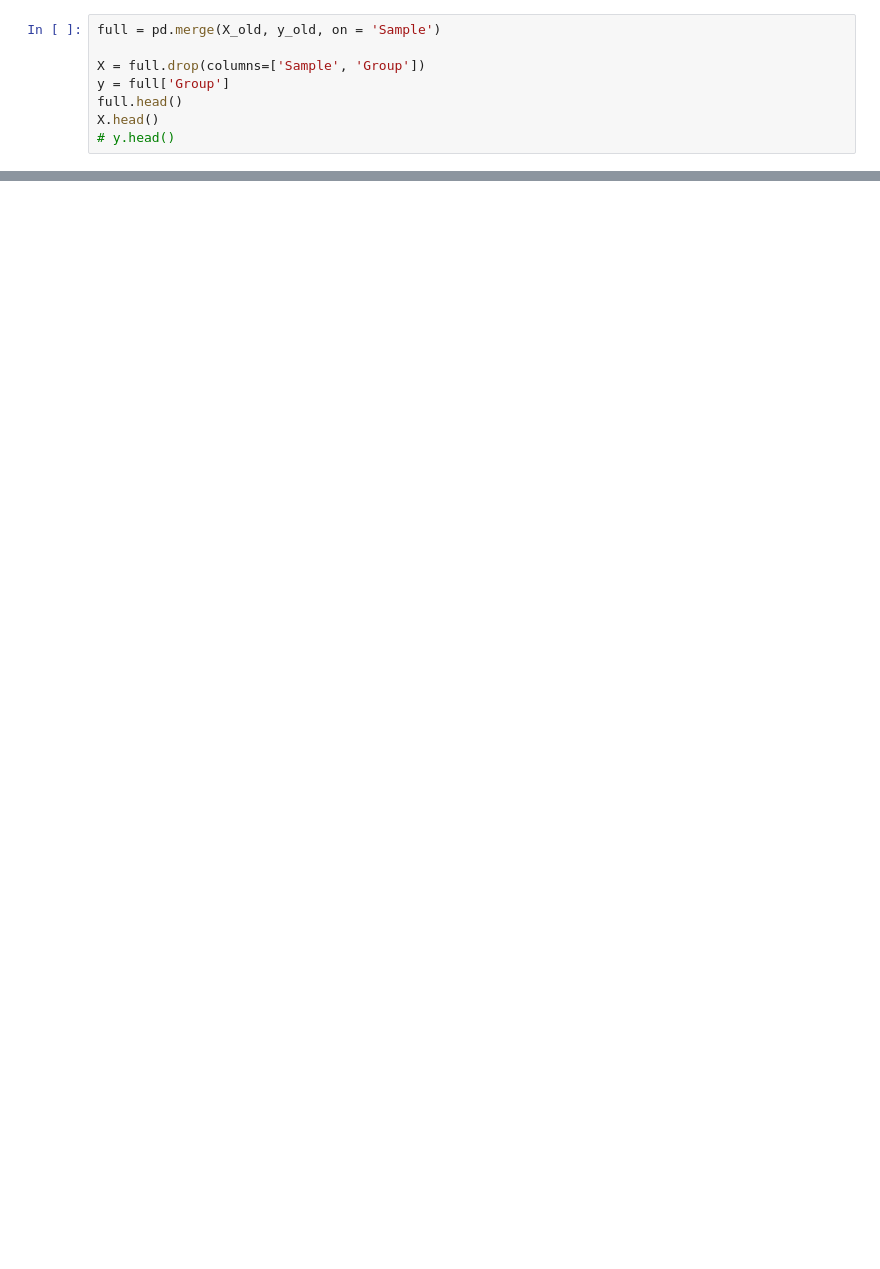
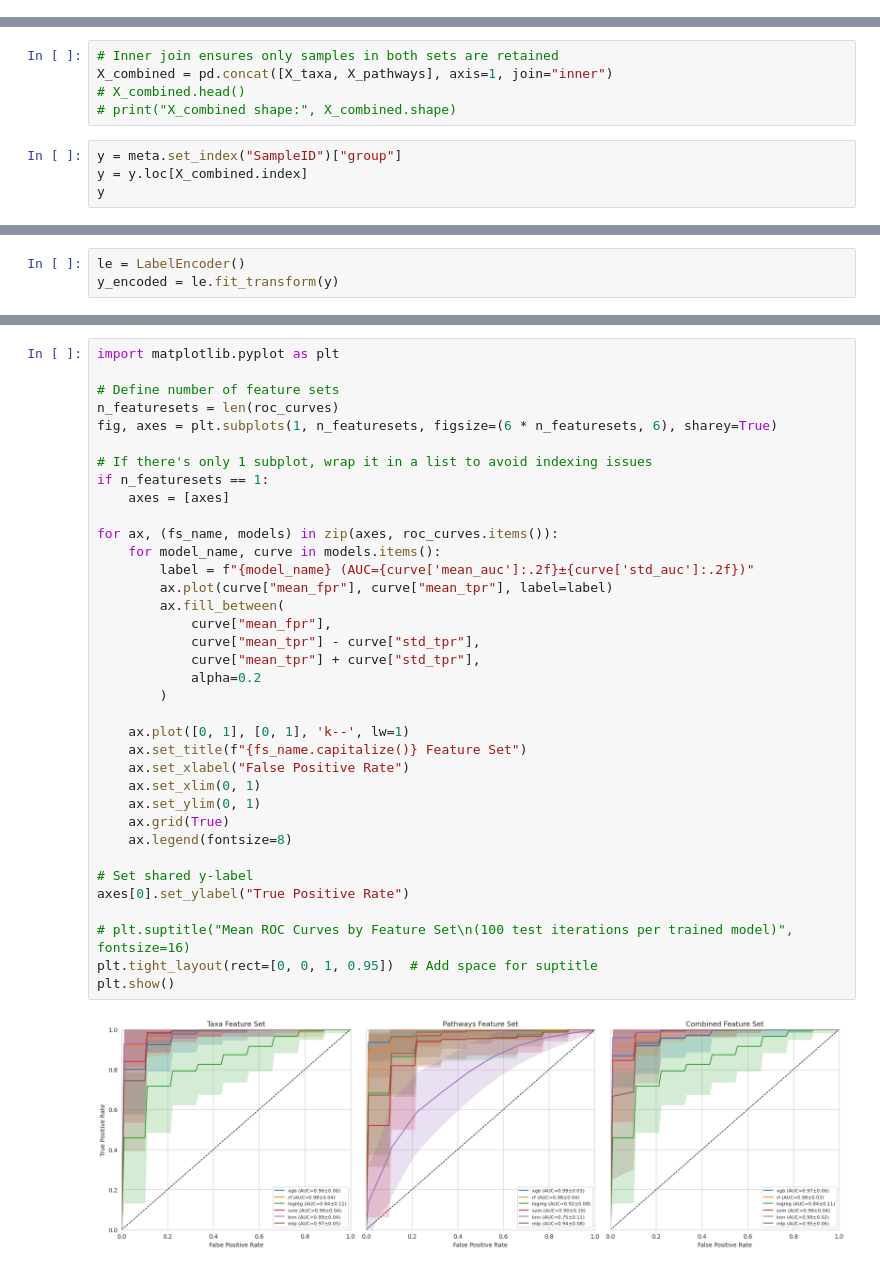
Before and after one commit to ginnymortensen/MGPipe, a Jupyter notebook: analysis/eda_modeling.ipynb, the cells around one changed output, grey strips where cells are left out. Cells and saved outputs as stored; diff of their text form; blank space fills up the shorter version.

Commit message:
update ed_modeling

```diff
--- a/analysis/eda_modeling.ipynb
+++ b/analysis/eda_modeling.ipynb
@@ -70,8 +0,0 @@ Using both taxonomic and functional profiles
-# %%
-full = pd.merge(X_old, y_old, on = 'Sample')
-
-X = full.drop(columns=['Sample', 'Group'])
-y = full['Group']
-full.head()
-X.head()
-# y.head()
@@ -299,0 +129,9 @@ plt.show()
+# %%
+# Inner join ensures only samples in both sets are retained
+X_combined = pd.concat([X_taxa, X_pathways], axis=1, join="inner")
+# X_combined.head()
+# print("X_combined shape:", X_combined.shape)
+# %%
+y = meta.set_index("SampleID")["group"]
+y = y.loc[X_combined.index]
+y
@@ -299,0 +152,3 @@ plt.show()
+# %%
+le = LabelEncoder()
+y_encoded = le.fit_transform(y)
@@ -299,0 +395,38 @@ plt.show()
+# %%
+import matplotlib.pyplot as plt
+
+# Define number of feature sets
+n_featuresets = len(roc_curves)
+fig, axes = plt.subplots(1, n_featuresets, figsize=(6 * n_featuresets, 6), sharey=True)
+
+# If there's only 1 subplot, wrap it in a list to avoid indexing issues
+if n_featuresets == 1:
+    axes = [axes]
+
+for ax, (fs_name, models) in zip(axes, roc_curves.items()):
+    for model_name, curve in models.items():
+        label = f"{model_name} (AUC={curve['mean_auc']:.2f}±{curve['std_auc']:.2f})"
+        ax.plot(curve["mean_fpr"], curve["mean_tpr"], label=label)
+        ax.fill_between(
+            curve["mean_fpr"],
+            curve["mean_tpr"] - curve["std_tpr"],
+            curve["mean_tpr"] + curve["std_tpr"],
+            alpha=0.2
+        )
+
+    ax.plot([0, 1], [0, 1], 'k--', lw=1)
+    ax.set_title(f"{fs_name.capitalize()} Feature Set")
+    ax.set_xlabel("False Positive Rate")
+    ax.set_xlim(0, 1)
+    ax.set_ylim(0, 1)
+    ax.grid(True)
+    ax.legend(fontsize=8)
+
+# Set shared y-label
+axes[0].set_ylabel("True Positive Rate")
+
+# plt.suptitle("Mean ROC Curves by Feature Set\n(100 test iterations per trained model)", fontsize=16)
+plt.tight_layout(rect=[0, 0, 1, 0.95])  # Add space for suptitle
+plt.show()
+# %% [output]
+[figure, added]
```
Also changed, not shown: parts of 33 cells of this notebook, 1 other file.
